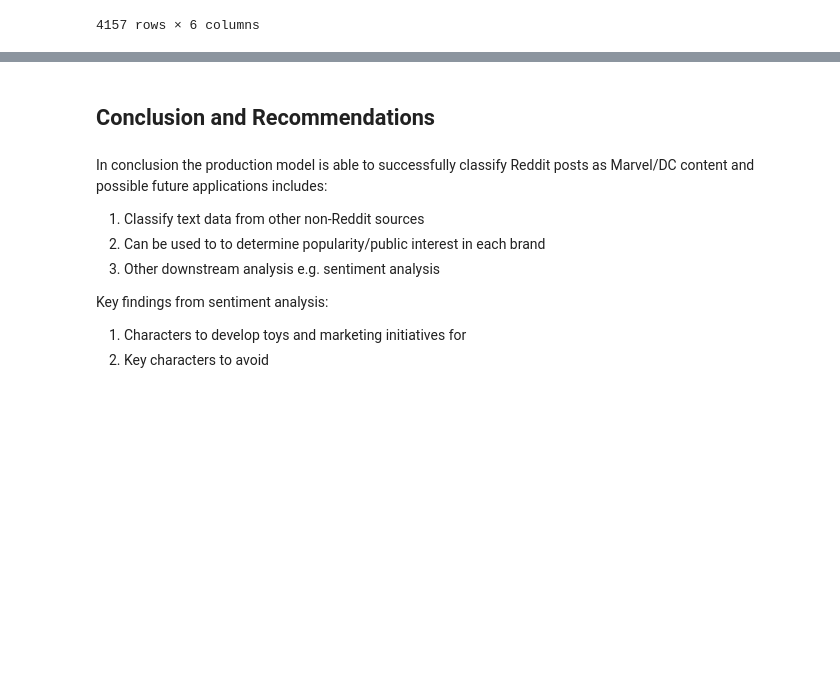
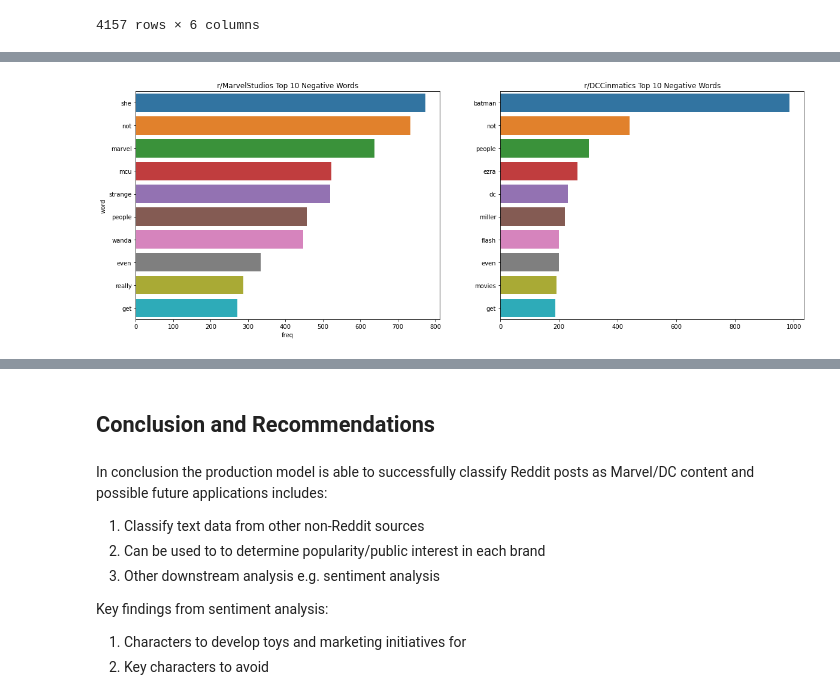
Before and after one commit to LiyanaNormal/General_Assembly_DSI_29, a Jupyter notebook: Classification_SA_on_DCandMarvelSubreddit/Classification_Model_Analysis_P3_to_submit.ipynb, the cells around one changed output, grey strips where cells are left out. Cells and saved outputs as stored; diff of their text form; code cells hidden in the pictures; blank space fills up the shorter version.

```diff
--- a/Classification_SA_on_DCandMarvelSubreddit/Classification_Model_Analysis_P3_to_submit.ipynb
+++ b/Classification_SA_on_DCandMarvelSubreddit/Classification_Model_Analysis_P3_to_submit.ipynb
@@ -695,0 +760,4 @@ positive.drop(columns='Unnamed: 0')
+# %%
+plot_top_tokens(neg_ma, neg_dc, 'post', 10, 1, 'r/MarvelStudios Top 10 Negative Words', 'r/DCCinmatics Top 10 Negative Words')
+# %% [output]
+[figure, added]
```
Also changed, not shown: parts of 7 cells of this notebook.
